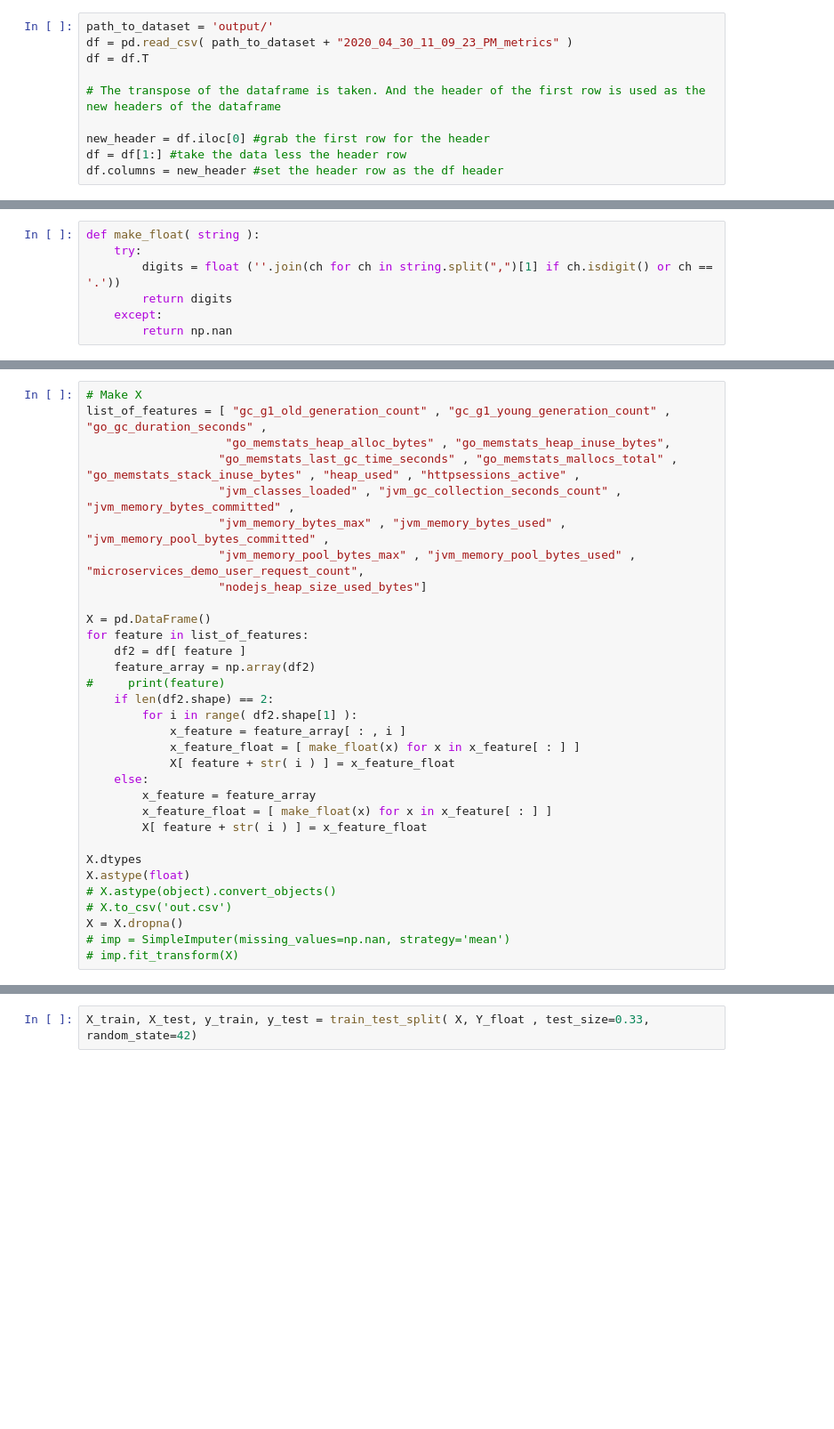
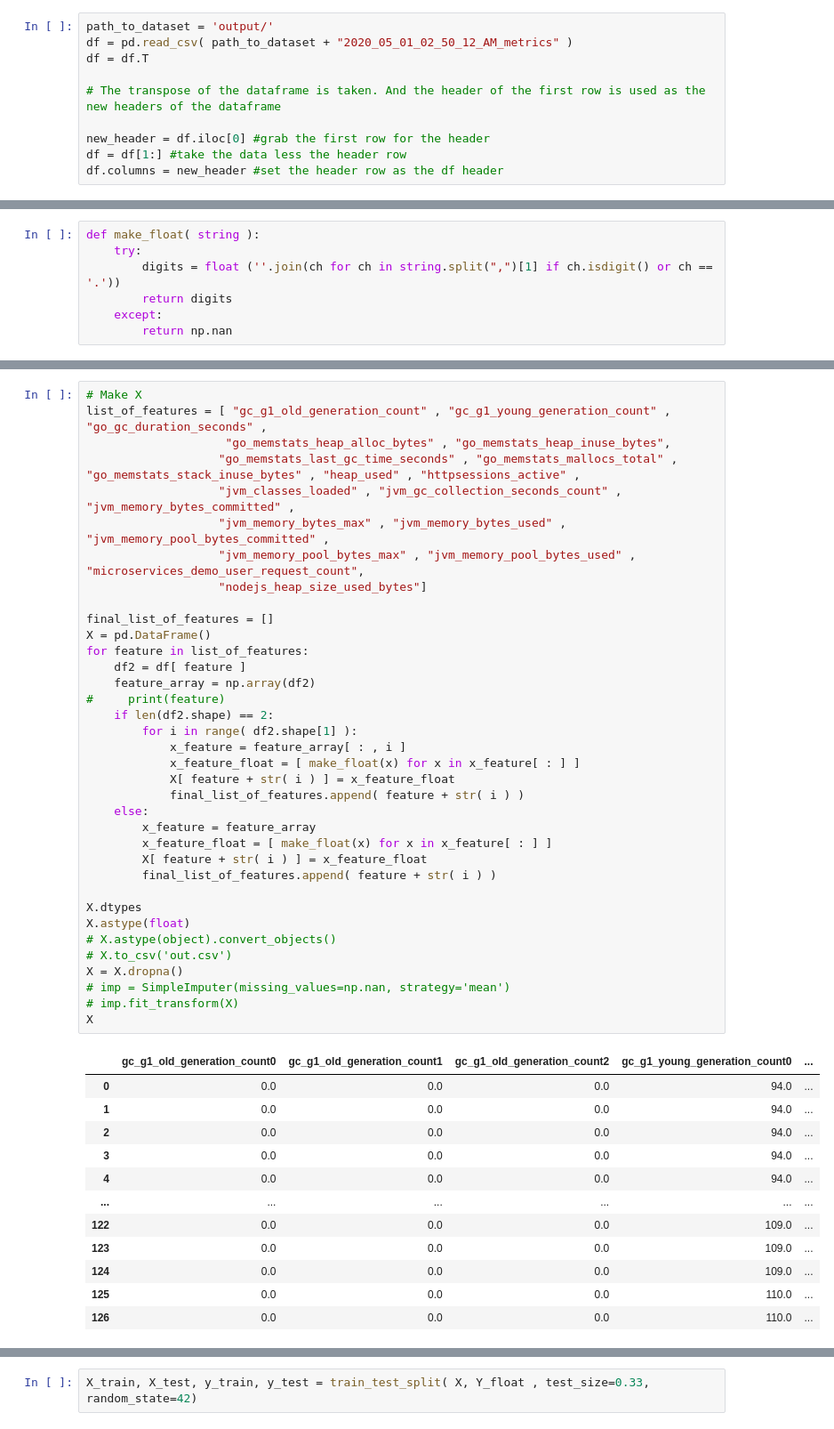
Before and after one commit to kc834/microservices-demo, a Jupyter notebook: train.ipynb, the cells around one changed output, grey strips where cells are left out. Shown at 89% size. Cells and saved outputs as stored; diff of their text form; blank space fills up the shorter version.

```diff
--- a/train.ipynb
+++ b/train.ipynb
@@ -24,7 +24,7 @@ from sklearn.impute import SimpleImputer
 from matplotlib.colors import Normalize
 # %%
 path_to_dataset = 'output/'
-df = pd.read_csv( path_to_dataset + "2020_04_30_11_09_23_PM_metrics" )
+df = pd.read_csv( path_to_dataset + "2020_05_01_02_50_12_AM_metrics" )
 df = df.T
 
 # The transpose of the dataframe is taken. And the header of the first row is used as the new headers of the dataframe
@@ -56,30 +55,47 @@ Y_float = Y_float.dropna()
 list_of_features = [ "gc_g1_old_generation_count" , "gc_g1_young_generation_count" , "go_gc_duration_seconds" ,
                     "go_memstats_heap_alloc_bytes" , "go_memstats_heap_inuse_bytes",
                    "go_memstats_last_gc_time_seconds" , "go_memstats_mallocs_total" , "go_memstats_stack_inuse_bytes" , "heap_used" , "httpsessions_active" ,
                    "jvm_classes_loaded" , "jvm_gc_collection_seconds_count" , "jvm_memory_bytes_committed" ,
                    "jvm_memory_bytes_max" , "jvm_memory_bytes_used" , "jvm_memory_pool_bytes_committed" ,
                    "jvm_memory_pool_bytes_max" , "jvm_memory_pool_bytes_used" , "microservices_demo_user_request_count",
                    "nodejs_heap_size_used_bytes"]
 
+final_list_of_features = []
 X = pd.DataFrame()
 for feature in list_of_features:
     df2 = df[ feature ]
     feature_array = np.array(df2)
 #     print(feature)
     if len(df2.shape) == 2:
         for i in range( df2.shape[1] ):
             x_feature = feature_array[ : , i ]
             x_feature_float = [ make_float(x) for x in x_feature[ : ] ]
             X[ feature + str( i ) ] = x_feature_float
+            final_list_of_features.append( feature + str( i ) )
     else:
         x_feature = feature_array
         x_feature_float = [ make_float(x) for x in x_feature[ : ] ]
         X[ feature + str( i ) ] = x_feature_float
+        final_list_of_features.append( feature + str( i ) )
 
 X.dtypes
 X.astype(float)
 # X.astype(object).convert_objects()
 # X.to_csv('out.csv')
 X = X.dropna()
 # imp = SimpleImputer(missing_values=np.nan, strategy='mean')
 # imp.fit_transform(X)
+X
+# %% [output]
+|  | gc_g1_old_generation_count0 | gc_g1_old_generation_count1 | gc_g1_old_generation_count2 | gc_g1_young_generation_count0 | ... |
+| 0 | 0.0 | 0.0 | 0.0 | 94.0 | ... |
+| 1 | 0.0 | 0.0 | 0.0 | 94.0 | ... |
+| 2 | 0.0 | 0.0 | 0.0 | 94.0 | ... |
+| 3 | 0.0 | 0.0 | 0.0 | 94.0 | ... |
+| 4 | 0.0 | 0.0 | 0.0 | 94.0 | ... |
+| ... | ... | ... | ... | ... | ... |
+| 122 | 0.0 | 0.0 | 0.0 | 109.0 | ... |
+| 123 | 0.0 | 0.0 | 0.0 | 109.0 | ... |
+| 124 | 0.0 | 0.0 | 0.0 | 109.0 | ... |
+| 125 | 0.0 | 0.0 | 0.0 | 110.0 | ... |
+| 126 | 0.0 | 0.0 | 0.0 | 110.0 | ... |
```
Also changed, not shown: parts of 8 cells of this notebook.
